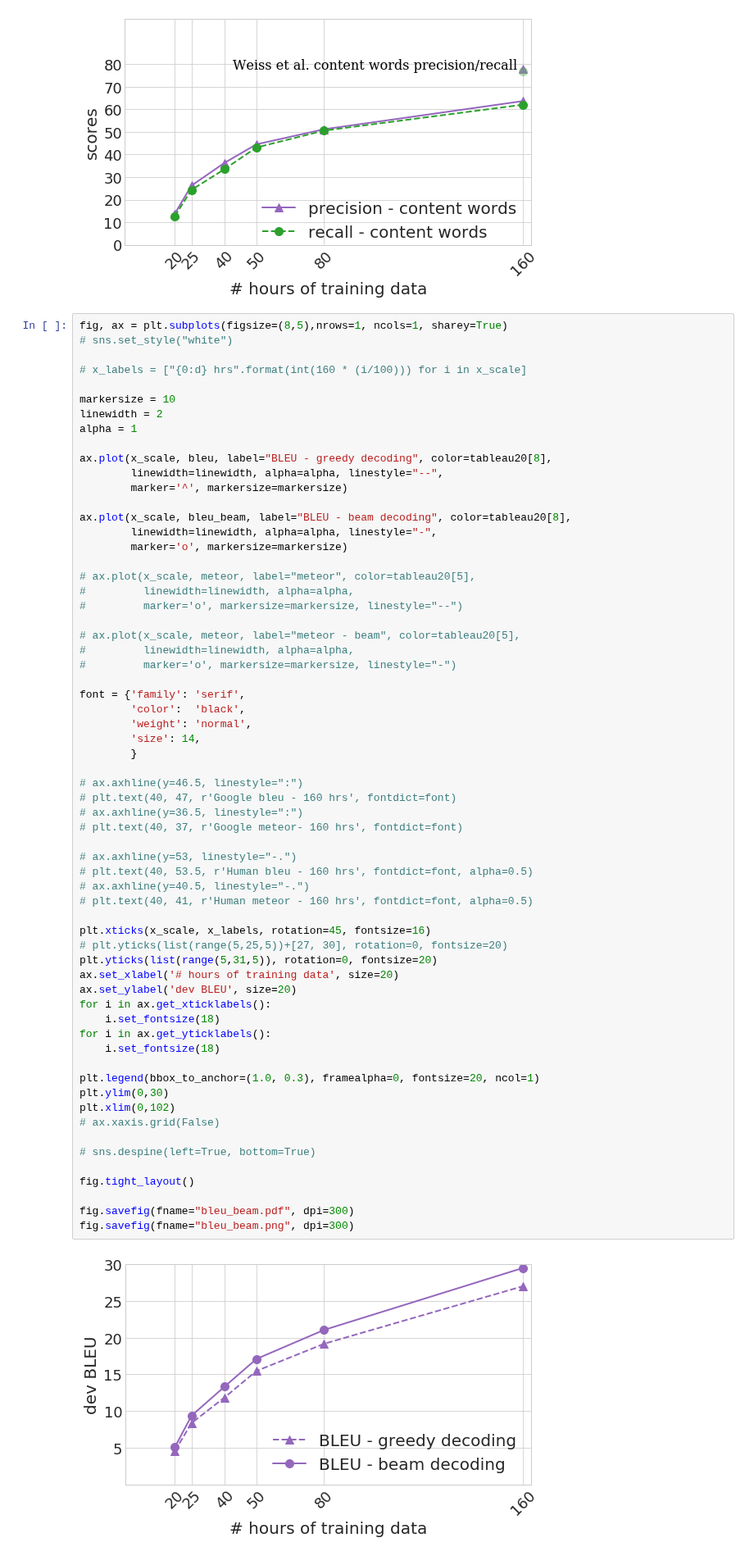
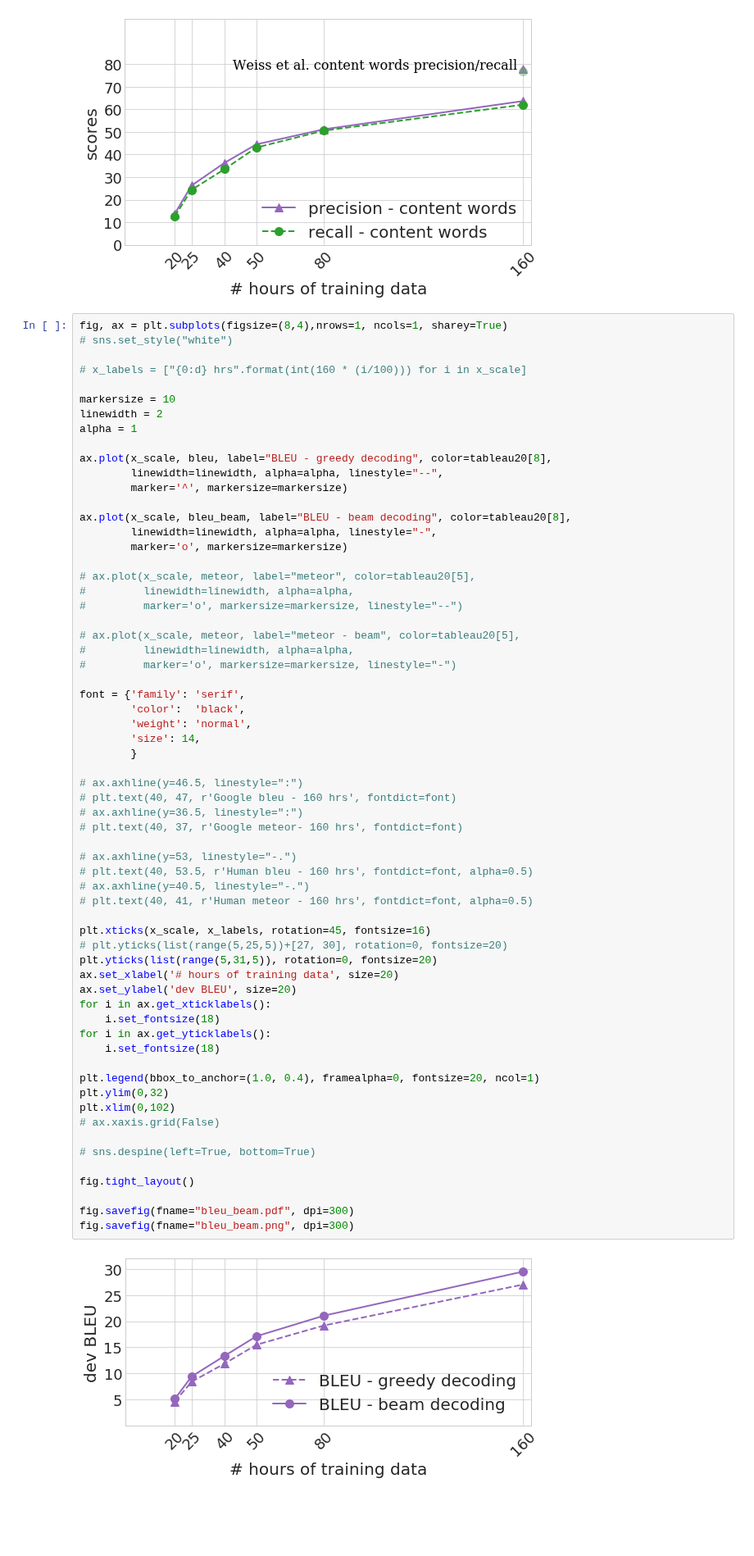
Before and after one commit to 0xSameer/speech2text, a Jupyter notebook: results.ipynb, the cells around one changed output. Shown at 82% size. Saved outputs shown, nothing was run; the diff lists cells and outputs as text; blank space fills up the shorter version.

```diff
--- a/results.ipynb
+++ b/results.ipynb
@@ -267,7 +323,7 @@ fig.savefig(fname="precision_recall_content.png", dpi=300)
 # %% [output]
 [figure]
 # %%
-fig, ax = plt.subplots(figsize=(8,5),nrows=1, ncols=1, sharey=True)
+fig, ax = plt.subplots(figsize=(8,4),nrows=1, ncols=1, sharey=True)
 # sns.set_style("white")
 
 # x_labels = ["{0:d} hrs".format(int(160 * (i/100))) for i in x_scale]
@@ -301,36 +357,36 @@ font = {'family': 'serif',
 # ax.axhline(y=46.5, linestyle=":")
 # plt.text(40, 47, r'Google bleu - 160 hrs', fontdict=font)
 # ax.axhline(y=36.5, linestyle=":")
 # plt.text(40, 37, r'Google meteor- 160 hrs', fontdict=font)
 
 # ax.axhline(y=53, linestyle="-.")
 # plt.text(40, 53.5, r'Human bleu - 160 hrs', fontdict=font, alpha=0.5)
 # ax.axhline(y=40.5, linestyle="-.")
 # plt.text(40, 41, r'Human meteor - 160 hrs', fontdict=font, alpha=0.5)
 
 plt.xticks(x_scale, x_labels, rotation=45, fontsize=16)
 # plt.yticks(list(range(5,25,5))+[27, 30], rotation=0, fontsize=20)
 plt.yticks(list(range(5,31,5)), rotation=0, fontsize=20)
 ax.set_xlabel('# hours of training data', size=20)
 ax.set_ylabel('dev BLEU', size=20)
 for i in ax.get_xticklabels():
     i.set_fontsize(18)
 for i in ax.get_yticklabels():
     i.set_fontsize(18)
 
-plt.legend(bbox_to_anchor=(1.0, 0.3), framealpha=0, fontsize=20, ncol=1)
-plt.ylim(0,30)
+plt.legend(bbox_to_anchor=(1.0, 0.4), framealpha=0, fontsize=20, ncol=1)
+plt.ylim(0,32)
 plt.xlim(0,102)
 # ax.xaxis.grid(False)
 
 # sns.despine(left=True, bottom=True)
 
 fig.tight_layout()
 
 fig.savefig(fname="bleu_beam.pdf", dpi=300)
 fig.savefig(fname="bleu_beam.png", dpi=300)
 # %% [output]
-[figure, old version]
+[figure, new version]
 # %%
 utt_len_x = ['25', '50', 'Weiss et al.']
 bleu_short = np.array([14.03, 21.90, 33.94])
```
Also changed, not shown: parts of 15 cells of this notebook, 1 other file.
